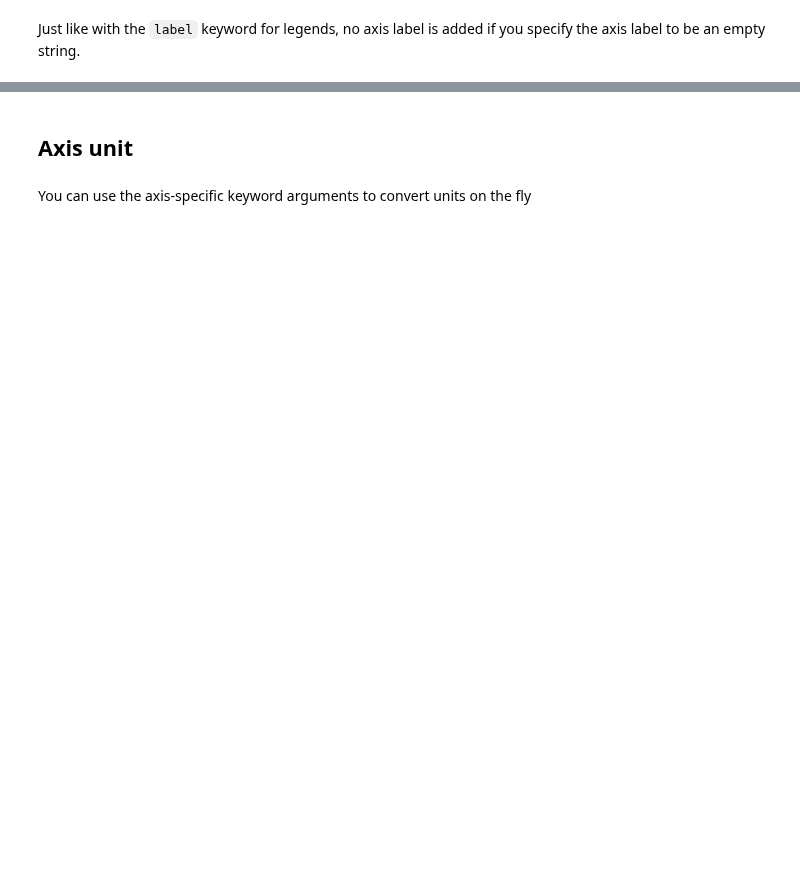
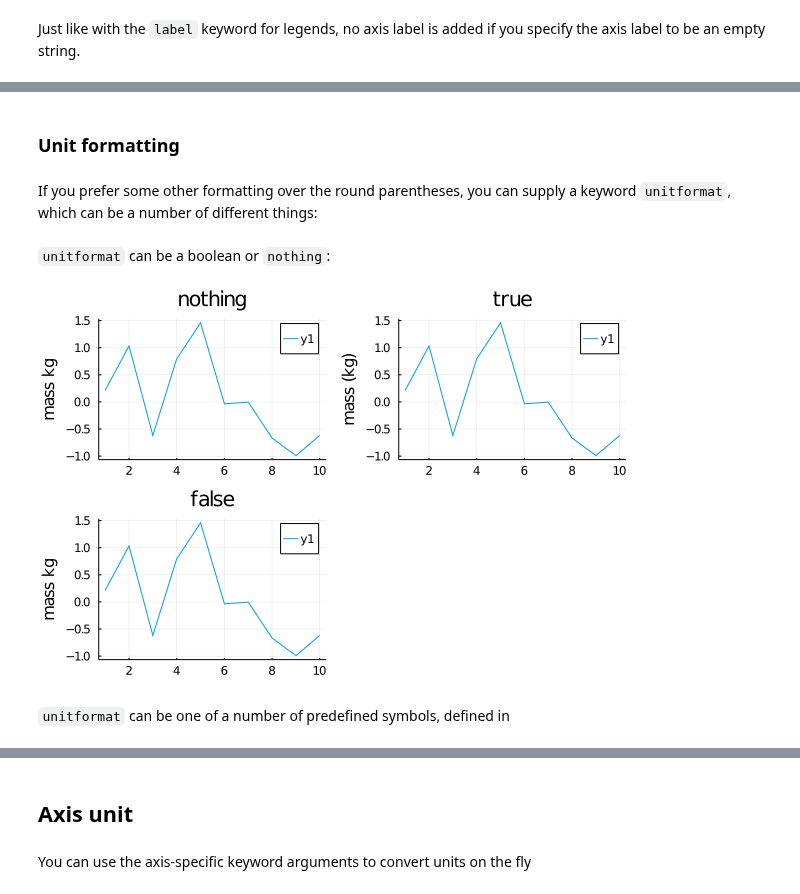
Before and after one commit to jw3126/UnitfulRecipes.jl, a Jupyter notebook: dev/notebooks/1_Examples.ipynb, the cells around one changed output, grey strips where cells are left out. Drawn from its saved outputs; the diff is of its cells as text; code cells hidden in the pictures; blank space fills up the shorter version.

```diff
--- a/dev/notebooks/1_Examples.ipynb
+++ b/dev/notebooks/1_Examples.ipynb
@@ -56,0 +57,13 @@ plot(y, ylabel="")
+# %% [markdown]
+### Unit formatting
+# %% [markdown]
+If you prefer some other formatting over the round parentheses, you can
+supply a keyword `unitformat`, which can be a number of different things:
+# %% [markdown]
+`unitformat` can be a boolean or `nothing`:
+# %%
+plot([plot(y, ylab="mass", title=repr(s), unitformat=s) for s in (nothing, true, false)]...)
+# %% [output]
+[figure, added]
+# %% [markdown]
+`unitformat` can be one of a number of predefined symbols, defined in
```
Also changed, not shown: parts of 22 cells of this notebook, 5 other files.
